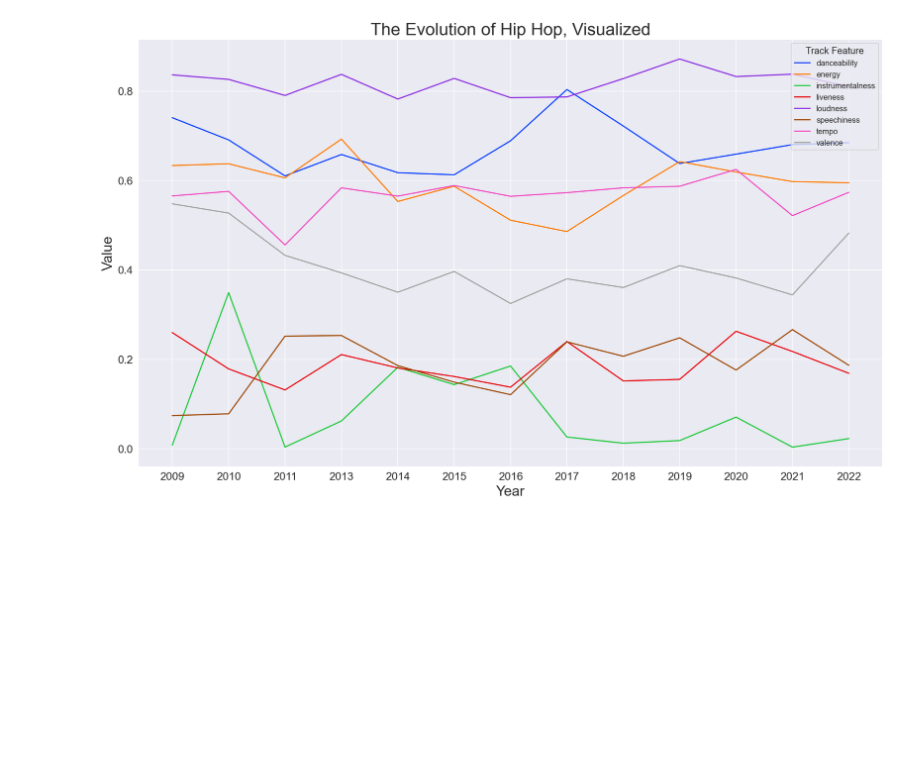
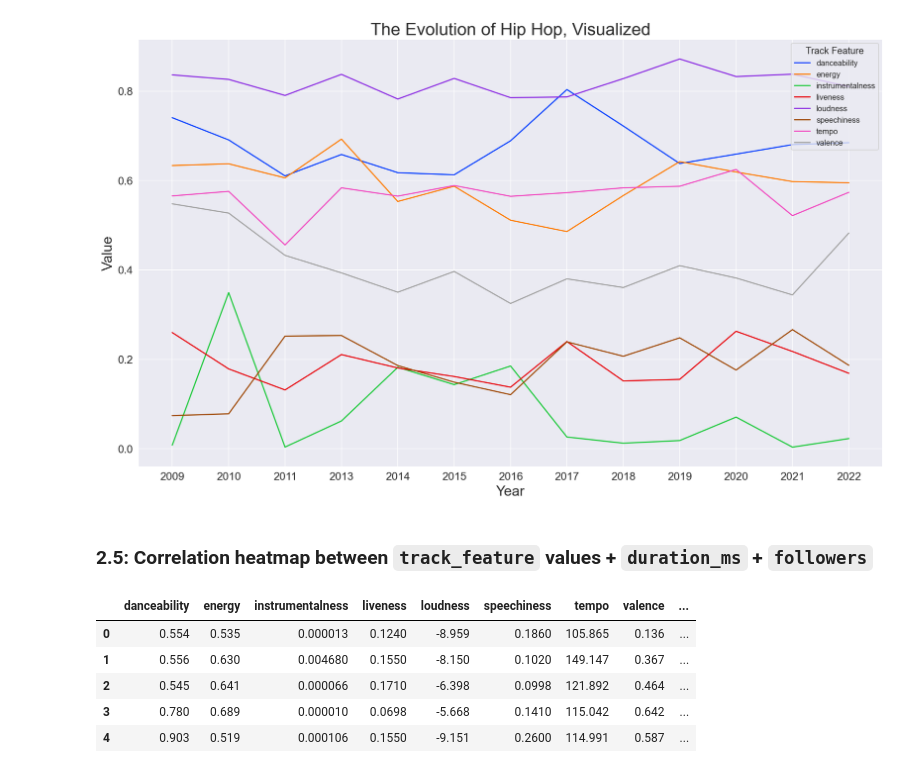
Before and after one commit to rjpost20/Onramp-Project, a Jupyter notebook: Project-Notebook.ipynb, the cells around one changed output. Cells and saved outputs as stored; diff of their text form; code cells hidden in the pictures; blank space fills up the shorter version.

```diff
--- a/Project-Notebook.ipynb
+++ b/Project-Notebook.ipynb
@@ -1547,3 +1602,22 @@ else:
 # %% [output]
 Which genre would you like to visualize? hip hop
 [figure]
+# %% [markdown]
+### 2.5: Correlation heatmap between `track_feature` values + `duration_ms` + `followers`
+# %%
+viz5_df = track_features_df.merge(tracks_df[['track_id', 'album_id', 'duration_ms']], on='track_id')
+
+viz5_df = viz5_df.merge(albums_df[['album_id', 'artist_id']], on='album_id')
+
+viz5_df = viz5_df.merge(artists_df[['artist_id', 'followers']], on='artist_id')
+
+viz5_df = viz5_df.drop(columns=['track_id', 'album_id', 'artist_id', 'type', 'song_uri'])
+
+viz5_df.head()
+# %% [output]
+|  | danceability | energy | instrumentalness | liveness | loudness | speechiness | tempo | valence | ... |
+| 0 | 0.554 | 0.535 | 0.000013 | 0.1240 | -8.959 | 0.1860 | 105.865 | 0.136 | ... |
+| 1 | 0.556 | 0.630 | 0.004680 | 0.1550 | -8.150 | 0.1020 | 149.147 | 0.367 | ... |
+| 2 | 0.545 | 0.641 | 0.000066 | 0.1710 | -6.398 | 0.0998 | 121.892 | 0.464 | ... |
+| 3 | 0.780 | 0.689 | 0.000010 | 0.0698 | -5.668 | 0.1410 | 115.042 | 0.642 | ... |
+| 4 | 0.903 | 0.519 | 0.000106 | 0.1550 | -9.151 | 0.2600 | 114.991 | 0.587 | ... |
```
Also changed, not shown: parts of 37 cells of this notebook.
